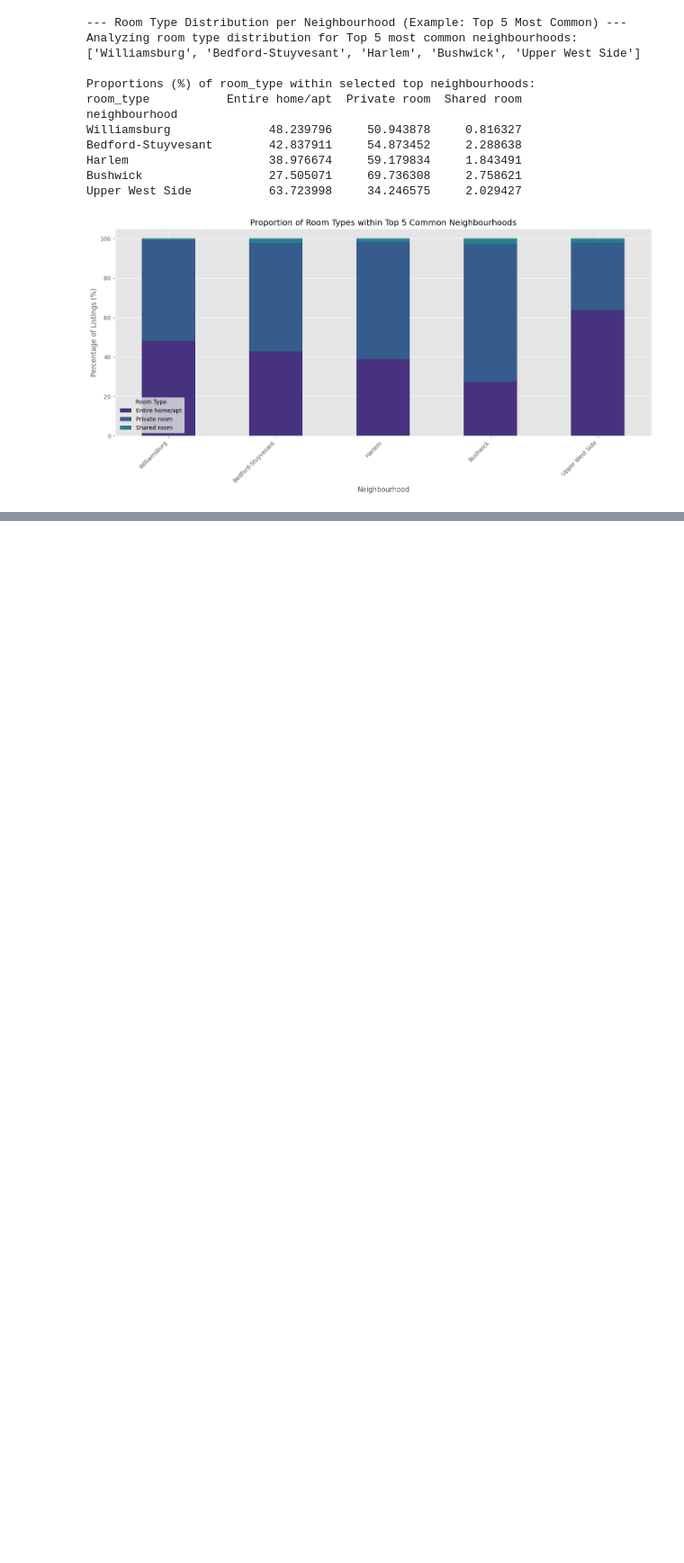
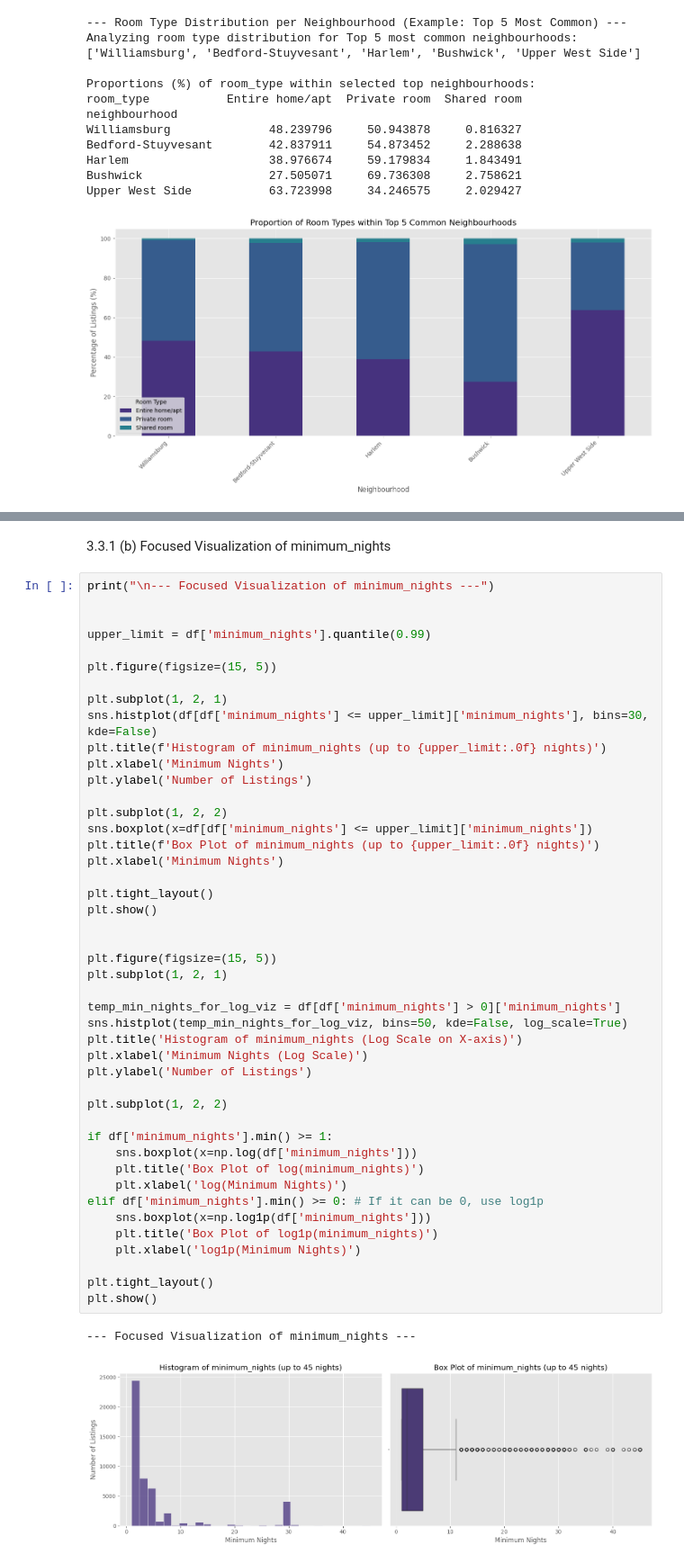
Before and after one commit to tm3-machine-learning/airbnb, a Jupyter notebook: mchandler_analysis/airbnb_analysis.ipynb, the cells around one changed output, grey strips where cells are left out. Shown at 90% size. Cells and saved outputs as stored; diff of their text form; blank space fills up the shorter version.

```diff
--- a/mchandler_analysis/airbnb_analysis.ipynb
+++ b/mchandler_analysis/airbnb_analysis.ipynb
@@ -905,0 +944,50 @@ Upper West Side           63.723998     34.246575     2.029427
+# %% [markdown]
+3.3.1 (b) Focused Visualization of minimum_nights
+# %%
+print("\n--- Focused Visualization of minimum_nights ---")
+
+
+upper_limit = df['minimum_nights'].quantile(0.99)
+
+plt.figure(figsize=(15, 5))
+
+plt.subplot(1, 2, 1)
+sns.histplot(df[df['minimum_nights'] <= upper_limit]['minimum_nights'], bins=30, kde=False)
+plt.title(f'Histogram of minimum_nights (up to {upper_limit:.0f} nights)')
+plt.xlabel('Minimum Nights')
+plt.ylabel('Number of Listings')
+
+plt.subplot(1, 2, 2)
+sns.boxplot(x=df[df['minimum_nights'] <= upper_limit]['minimum_nights'])
+plt.title(f'Box Plot of minimum_nights (up to {upper_limit:.0f} nights)')
+plt.xlabel('Minimum Nights')
+
+plt.tight_layout()
+plt.show()
+
+
+plt.figure(figsize=(15, 5))
+plt.subplot(1, 2, 1)
+
+temp_min_nights_for_log_viz = df[df['minimum_nights'] > 0]['minimum_nights']
+sns.histplot(temp_min_nights_for_log_viz, bins=50, kde=False, log_scale=True)
+plt.title('Histogram of minimum_nights (Log Scale on X-axis)')
+plt.xlabel('Minimum Nights (Log Scale)')
+plt.ylabel('Number of Listings')
+
+plt.subplot(1, 2, 2)
+
+if df['minimum_nights'].min() >= 1:
+    sns.boxplot(x=np.log(df['minimum_nights']))
+    plt.title('Box Plot of log(minimum_nights)')
+    plt.xlabel('log(Minimum Nights)')
+elif df['minimum_nights'].min() >= 0: # If it can be 0, use log1p
+    sns.boxplot(x=np.log1p(df['minimum_nights']))
+    plt.title('Box Plot of log1p(minimum_nights)')
+    plt.xlabel('log1p(Minimum Nights)')
+
+plt.tight_layout()
+plt.show()
+# %% [output]
+--- Focused Visualization of minimum_nights ---
+[figure, added]
```
Also changed, not shown: parts of 26 cells of this notebook.
